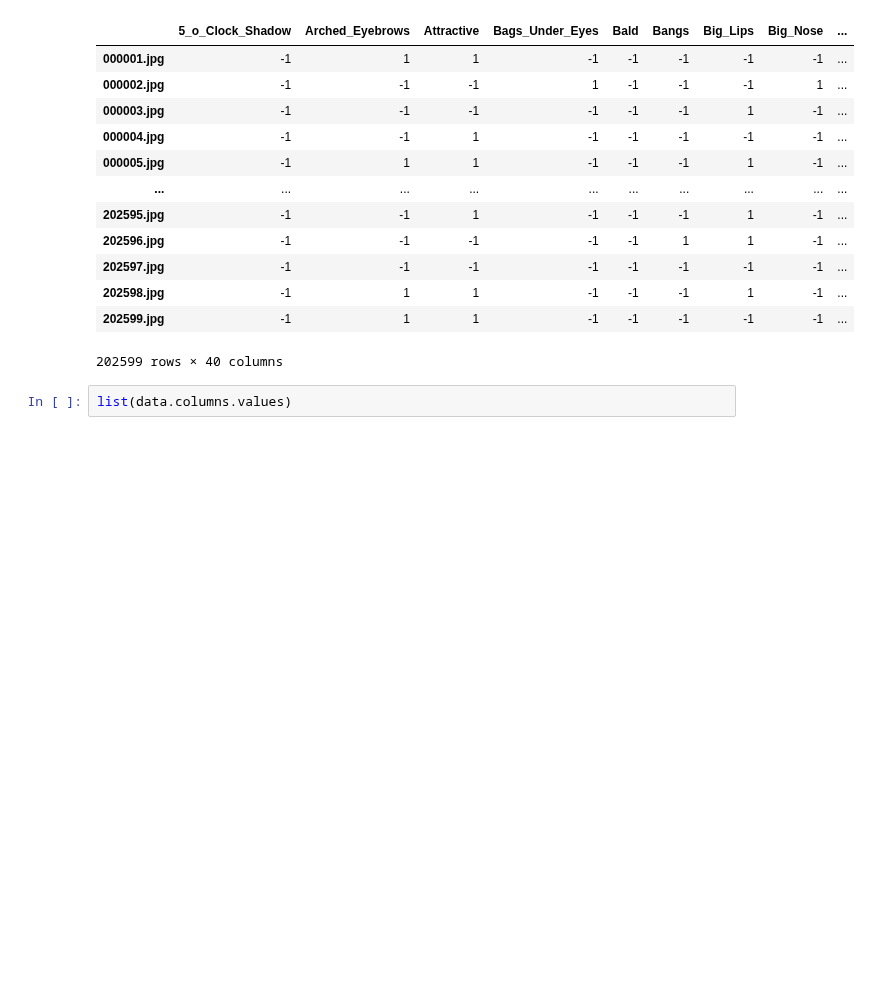
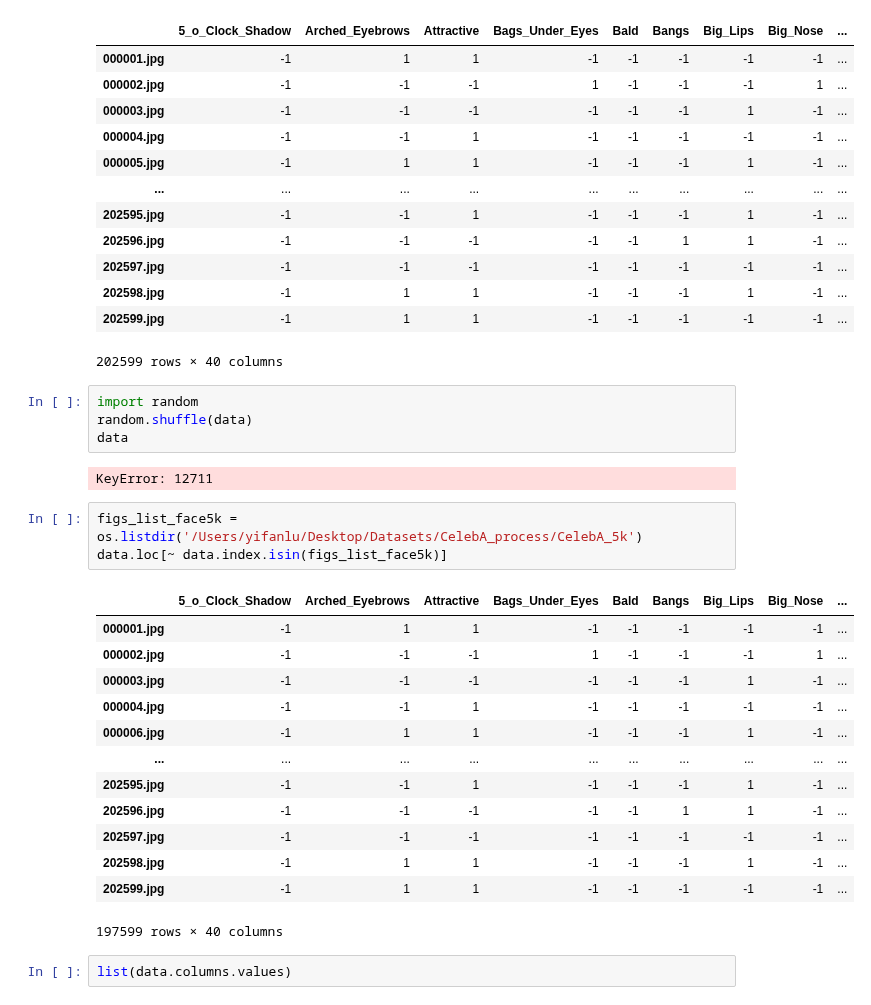
Before and after one commit to wwwfan628/ra_clipscore, a Jupyter notebook: notebooks/Count_CelebA.ipynb, the cells around one changed output. Saved outputs shown, nothing was run; the diff lists cells and outputs as text; blank space fills up the shorter version.

```diff
--- a/notebooks/Count_CelebA.ipynb
+++ b/notebooks/Count_CelebA.ipynb
@@ -25,6 +25,29 @@ data
 | 202598.jpg | -1 | 1 | 1 | -1 | -1 | -1 | 1 | -1 | ... |
 | 202599.jpg | -1 | 1 | 1 | -1 | -1 | -1 | -1 | -1 | ... |
 202599 rows × 40 columns
+# %%
+import random
+random.shuffle(data)
+data
+# %% [output]
+KeyError: 12711
+# %%
+figs_list_face5k = os.listdir('/Users/yifanlu/Desktop/Datasets/CelebA_process/CelebA_5k')
+data.loc[~ data.index.isin(figs_list_face5k)]
+# %% [output]
+|  | 5_o_Clock_Shadow | Arched_Eyebrows | Attractive | Bags_Under_Eyes | Bald | Bangs | Big_Lips | Big_Nose | ... |
+| 000001.jpg | -1 | 1 | 1 | -1 | -1 | -1 | -1 | -1 | ... |
+| 000002.jpg | -1 | -1 | -1 | 1 | -1 | -1 | -1 | 1 | ... |
+| 000003.jpg | -1 | -1 | -1 | -1 | -1 | -1 | 1 | -1 | ... |
+| 000004.jpg | -1 | -1 | 1 | -1 | -1 | -1 | -1 | -1 | ... |
+| 000006.jpg | -1 | 1 | 1 | -1 | -1 | -1 | 1 | -1 | ... |
+| ... | ... | ... | ... | ... | ... | ... | ... | ... | ... |
+| 202595.jpg | -1 | -1 | 1 | -1 | -1 | -1 | 1 | -1 | ... |
+| 202596.jpg | -1 | -1 | -1 | -1 | -1 | 1 | 1 | -1 | ... |
+| 202597.jpg | -1 | -1 | -1 | -1 | -1 | -1 | -1 | -1 | ... |
+| 202598.jpg | -1 | 1 | 1 | -1 | -1 | -1 | 1 | -1 | ... |
+| 202599.jpg | -1 | 1 | 1 | -1 | -1 | -1 | -1 | -1 | ... |
+197599 rows × 40 columns
 # %%
 list(data.columns.values)
 # %% [output]
```
Also changed, not shown: 2 other files.
